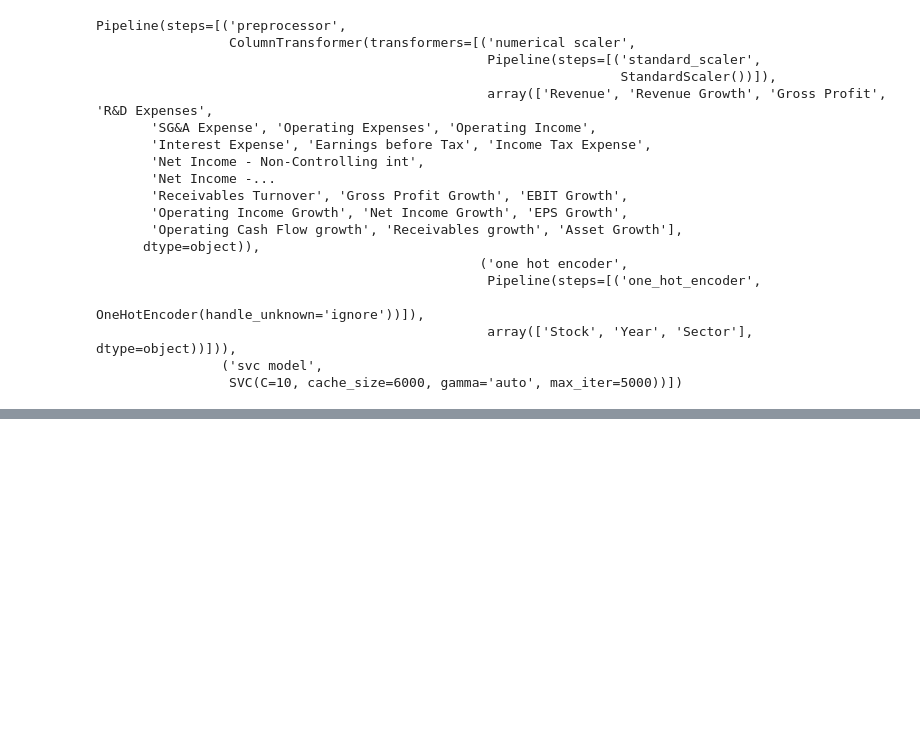
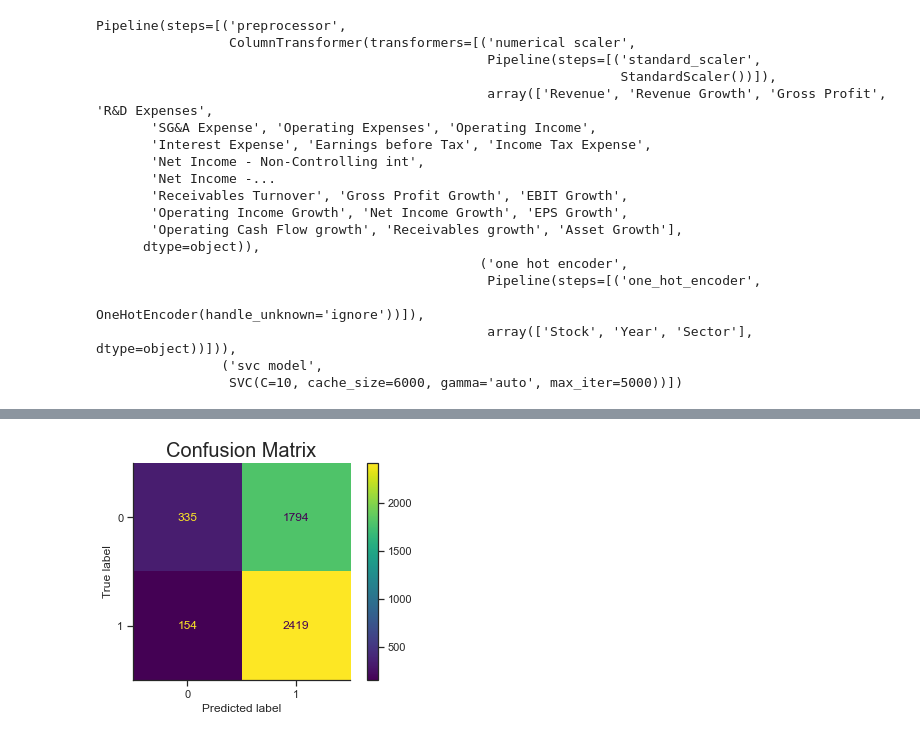
Before and after one commit to Simbonobo/economics, a Jupyter notebook: notebooks/Prediction.ipynb, the cells around one changed output, grey strips where cells are left out. Cells and saved outputs as stored; diff of their text form; code cells hidden in the pictures; blank space fills up the shorter version.

```diff
--- a/notebooks/Prediction.ipynb
+++ b/notebooks/Prediction.ipynb
@@ -393,0 +590,6 @@ weighted avg       0.63      0.55      0.43      3762
+# %%
+svc_tuned = SVC(cache_size=6000, max_iter=5000, kernel='rbf', gamma='auto', C=10)
+
+pipeline = prediction.make_pipeline_for_svm(cat_vars, cont_vars, svc_tuned)
+
+pipeline
@@ -393,0 +616,6 @@ weighted avg       0.63      0.55      0.43      3762
+# %%
+svc_tuned_fitted = pipeline.fit(X_train, y_train)
+# %%
+y_pred = pipeline.predict(X_test)
+
+print(classification_report(y_test, y_pred, target_names=['class 0', 'class 1']))
@@ -393,0 +631,11 @@ weighted avg       0.63      0.55      0.43      3762
+# %%
+cm = confusion_matrix(y_test, y_pred, labels=svc_tuned.classes_)
+
+disp = ConfusionMatrixDisplay(confusion_matrix=cm,
+                              display_labels=svc_tuned.classes_)
+disp.plot()
+
+plt.title('Confusion Matrix', fontsize=20)
+plt.show()
+# %% [output]
+[figure, added]
```
Also changed, not shown: parts of 32 cells of this notebook.
